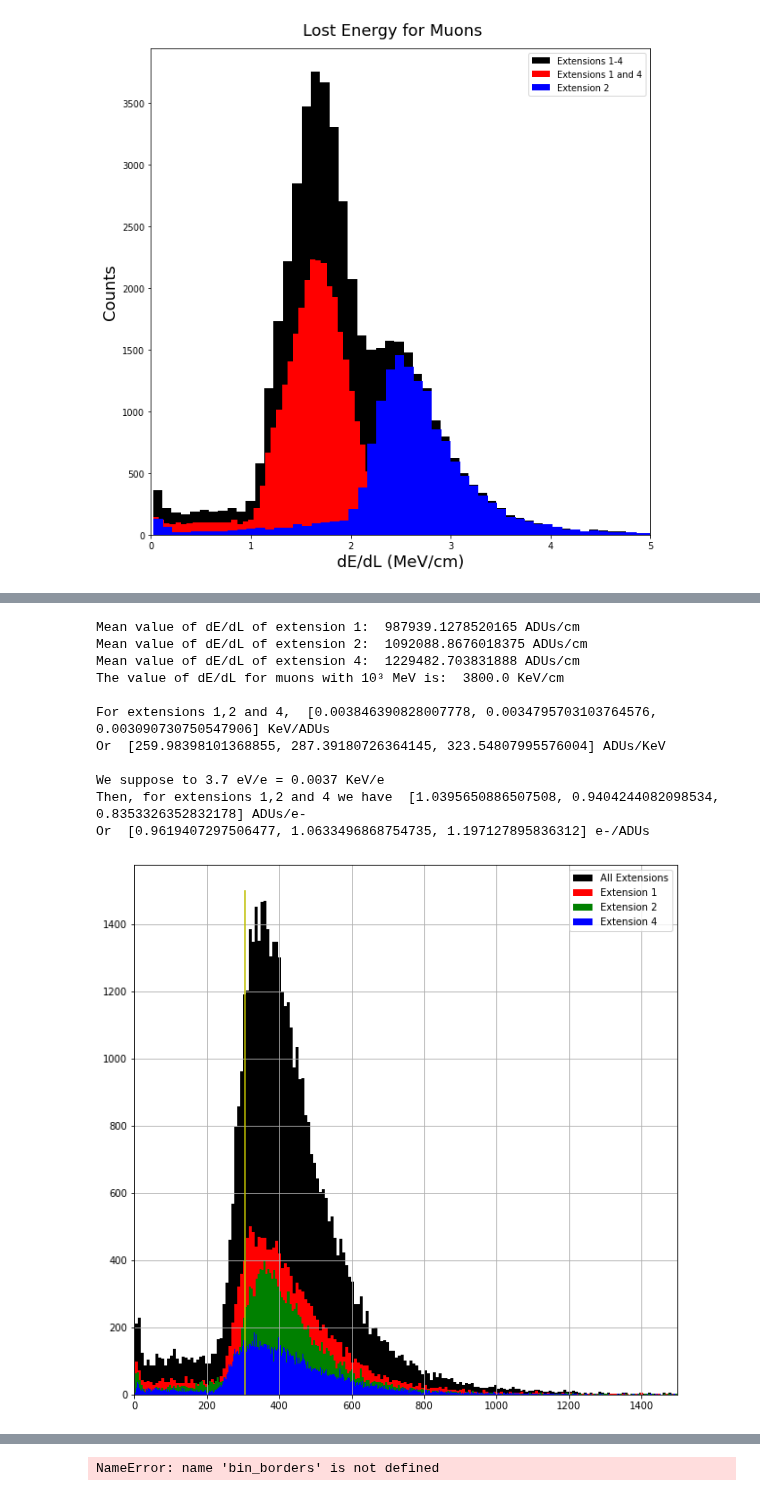
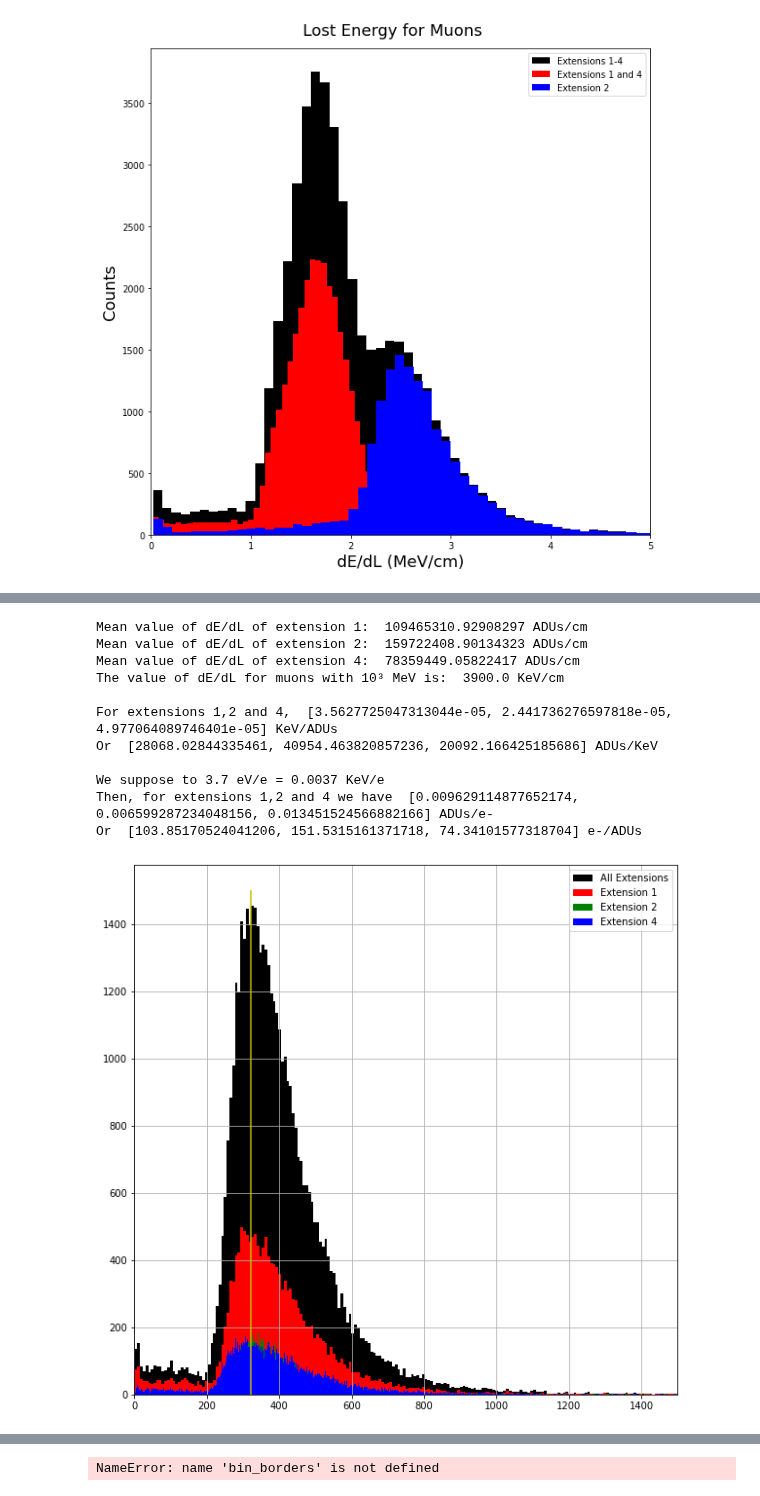
Before and after one commit to mausanram/CodigosICN, a Jupyter notebook: Catalogo_Eventos/Ajuste_Espectro.ipynb, the cells around one changed output, grey strips where cells are left out. Saved outputs shown, nothing was run; the diff lists cells and outputs as text; code cells hidden in the pictures.

```diff
--- a/Catalogo_Eventos/Ajuste_Espectro.ipynb
+++ b/Catalogo_Eventos/Ajuste_Espectro.ipynb
@@ -570,7 +570,7 @@ plt.show()
 # %% [output]
 [figure]
 # %%
-path_ext1_to_4 = '/home/labdet/Documents/MauSan/Programas/Repositorio_Git/Catalogo_Eventos/dict_muons_Extensions_1_to_4_Imgs_2083_Sol_0.7_Elip_4.5_ADUs__.pkl'
+path_ext1_to_4 = '/home/labdet/Documents/MauSan/Programas/Repositorio_Git/Catalogo_Eventos/dict_muons_Extensions_1_to_4_Imgs_2083_Sol_0.7_Elip_4.5_ADUs__DL.pkl'
 # path_ext1_to_4 = '/home/bruce/Documents/Programas/Catalogo_Eventos/dict_muons_Extensions_1_to_4_Imgs_3_Sol_0.7_Elip_4.5_ADUs__.pkl'
 
 data_muons_ext1_to_4 = open(path_ext1_to_4, 'rb')
@@ -640,22 +683,22 @@ plt.show()
 # %%
-clean_deltaEL_ext_2 = []
-for deltaEL in dict_muons_ext1_to_4['extension_2']['deltaEL']:
-    if deltaEL < 4 * 10**6:
-        clean_deltaEL_ext_2.append(deltaEL)
+# clean_deltaEL_ext_2 = []
+# for deltaEL in dict_muons_ext1_to_4['extension_2']['deltaEL']:
+#     if deltaEL < 4 * 10**6:
+#         clean_deltaEL_ext_2.append(deltaEL)
 
 clean_charge_ext_1 = []
 for charge in dict_muons_ext1_to_4['extension_1']['charge']:
-    if 55000 < charge < 1.5 * 10**6:
+    if 5000000 < charge < 0.1 * 10**9:
         clean_charge_ext_1.append(charge)
 
 clean_charge_ext_2 = []
 for charge in dict_muons_ext1_to_4['extension_2']['charge']:
-    if 60000 < charge < 1.5 * 10**6:
+    if 8500000 < charge < 0.1 * 10**9:
         clean_charge_ext_2.append(charge)
 
 clean_charge_ext_4 = []
 for charge in dict_muons_ext1_to_4['extension_4']['charge']:
-    if 60000 < charge < 1.5 * 10**6:
+    if 3700000 < charge < 0.1 * 10**9:
         clean_charge_ext_4.append(charge)
 # %%
 fig, axs = plt.subplots(figsize = [10,10])
@@ -688,3 +730,18 @@ Media:  89266.06 ADUs
+# %%
+clean_deltaEL_ext_2 = []
+for deltaEL in dict_muons_ext1_to_4['extension_2']['deltaEL']:
+    if 70000000 < deltaEL < 270000000:
+        clean_deltaEL_ext_2.append(deltaEL)
+
+clean_deltaEL_ext_1 = []
+for deltaEL in dict_muons_ext1_to_4['extension_1']['deltaEL']:
+    if 70000000 < deltaEL < 240000000:
+        clean_deltaEL_ext_1.append(deltaEL)
+
+clean_deltaEL_ext_4 = []
+for deltaEL in dict_muons_ext1_to_4['extension_2']['deltaEL']:
+    if 50000000 < deltaEL < 350000000:
+        clean_deltaEL_ext_4.append(deltaEL)
 # %%
 fig, axs = plt.subplots(figsize = [10,10])
 # axs.hist(dict_muons_ext1_to_4['extension_1']['deltaEL'], bins = 200, color = 'b', label= 'Extensions 1')
@@ -703,5 +766,5 @@ plt.show()
 # %%
-deltaEL_KeV = 3.8 * 1000 #KeV/cm
+deltaEL_KeV = 3.9 * 1000 #KeV/cm
 print('Mean value of dE/dL of extension 1: ', np.mean(dict_muons_ext1_to_4['extension_1']['deltaEL']), 'ADUs/cm')
 # print('Mean value of dE/dL of extension 2: ', np.mean(dict_muons_ext1_to_4['extension_2']['deltaEL']), 'ADUs/cm')
 print('Mean value of dE/dL of extension 2: ', np.mean(clean_deltaEL_ext_2), 'ADUs/cm')
@@ -729,17 +792,17 @@ ADUs_per_electron_ext4 = ADUs_to_KeV_ext4 / ratio_keV_per_e
 print('Then, for extensions 1,2 and 4 we have ', [ADUs_per_electron_ext1, ADUs_per_electron_ext2, ADUs_per_electron_ext4], 'ADUs/e-')
 print('Or ', [ADUs_per_electron_ext1**(-1), ADUs_per_electron_ext2**(-1), ADUs_per_electron_ext4**(-1)], 'e-/ADUs')
 # %% [output]
-Mean value of dE/dL of extension 1:  987939.1278520165 ADUs/cm
-Mean value of dE/dL of extension 2:  1092088.8676018375 ADUs/cm
-Mean value of dE/dL of extension 4:  1229482.703831888 ADUs/cm
-The value of dE/dL for muons with 10³ MeV is:  3800.0 KeV/cm
+Mean value of dE/dL of extension 1:  109465310.92908297 ADUs/cm
+Mean value of dE/dL of extension 2:  159722408.90134323 ADUs/cm
+Mean value of dE/dL of extension 4:  78359449.05822417 ADUs/cm
+The value of dE/dL for muons with 10³ MeV is:  3900.0 KeV/cm
 
-For extensions 1,2 and 4,  [0.003846390828007778, 0.0034795703103764576, 0.003090730750547906] KeV/ADUs
-Or  [259.98398101368855, 287.39180726364145, 323.54807995576004] ADUs/KeV
+For extensions 1,2 and 4,  [3.5627725047313044e-05, 2.441736276597818e-05, 4.977064089746401e-05] KeV/ADUs
+Or  [28068.02844335461, 40954.463820857236, 20092.166425185686] ADUs/KeV
 
 We suppose to 3.7 eV/e = 0.0037 KeV/e
-Then, for extensions 1,2 and 4 we have  [1.0395650886507508, 0.9404244082098534, 0.8353326352832178] ADUs/e-
-Or  [0.9619407297506477, 1.0633496868754735, 1.197127895836312] e-/ADUs
+Then, for extensions 1,2 and 4 we have  [0.009629114877652174, 0.006599287234048156, 0.013451524566882166] ADUs/e-
+Or  [103.85170524041206, 151.5315161371718, 74.34101577318704] e-/ADUs
 # %%
 muon_spectrum = []
 muon_spectrum_ext2 = []
@@ -774,24 +837,24 @@ muon_spectrum = muon_spectrum_ext1 + muon_spectrum_ext2 + muon_spectrum_ext4
 # %%
 Bins = 1000
 fig, axs = plt.subplots(figsize = [10,10])
 bin_heights, bin_borders, _ = axs.hist(muon_spectrum, bins = Bins, color = 'k', label = 'All Extensions')
 axs.hist(muon_spectrum_ext1, color = 'r', label = 'Extension 1', bins = Bins)
 axs.hist(muon_spectrum_ext2, color = 'g', label = 'Extension 2',  bins = Bins)
 axs.hist(muon_spectrum_ext4, color = 'b', label = 'Extension 4',  bins = Bins)
-axs.vlines(x = 304.5, ymax=1500, ymin=0, colors='y')
+axs.vlines(x = 322.23, ymax=1500, ymin=0, colors='y')
 
 # axs.hist(dict_muons_ext1_to_4['charge_All_extension'], bins = 500,  color = 'k')
 # axs.hist(dict_muons_ext1_to_4['charge_ext1'], bins = 500,  color = 'r')
 # axs.hist(dict_muons_ext1_to_4['charge_ext2'], bins = 500,  color = 'g')
 
 # axs.set_xscale('log')
 axs.set_xlim(0,1500)
 axs.legend()
 axs.grid()
 
 plt.show()
 # %% [output]
-[figure, old version]
+[figure, new version]
 # %%
 bin_borders[np.argmax(bin_heights)]
 # %% [output]
```
Also changed, not shown: parts of 16 cells of this notebook, 2 other files.
